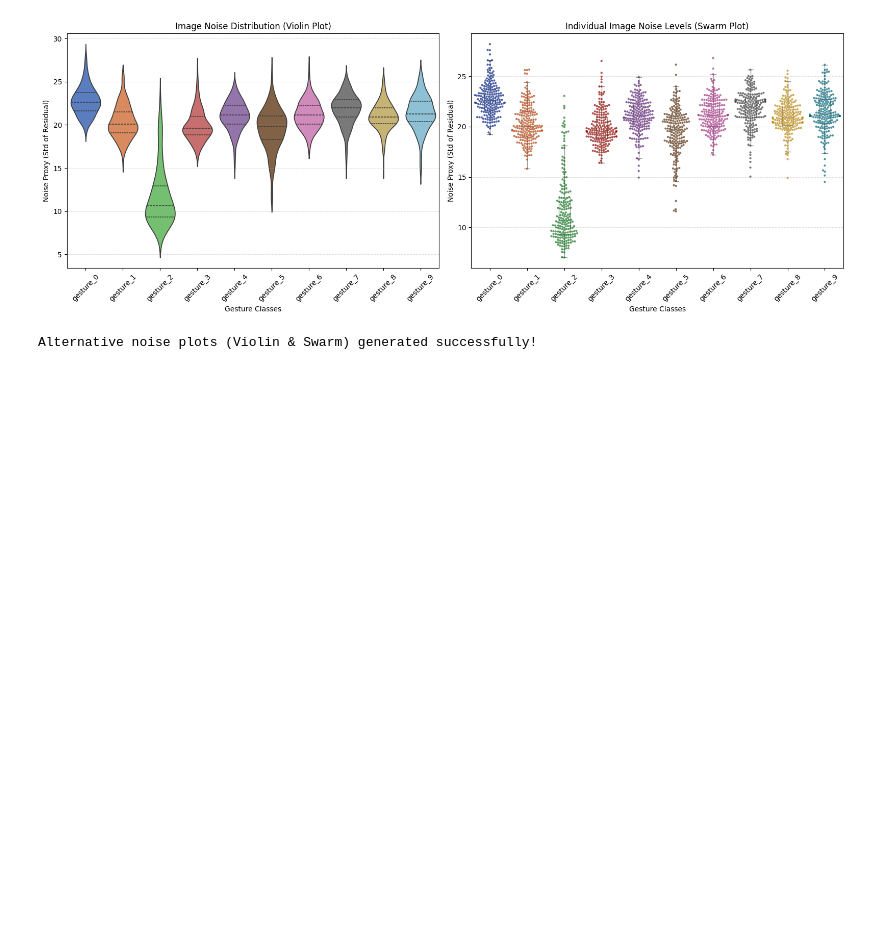
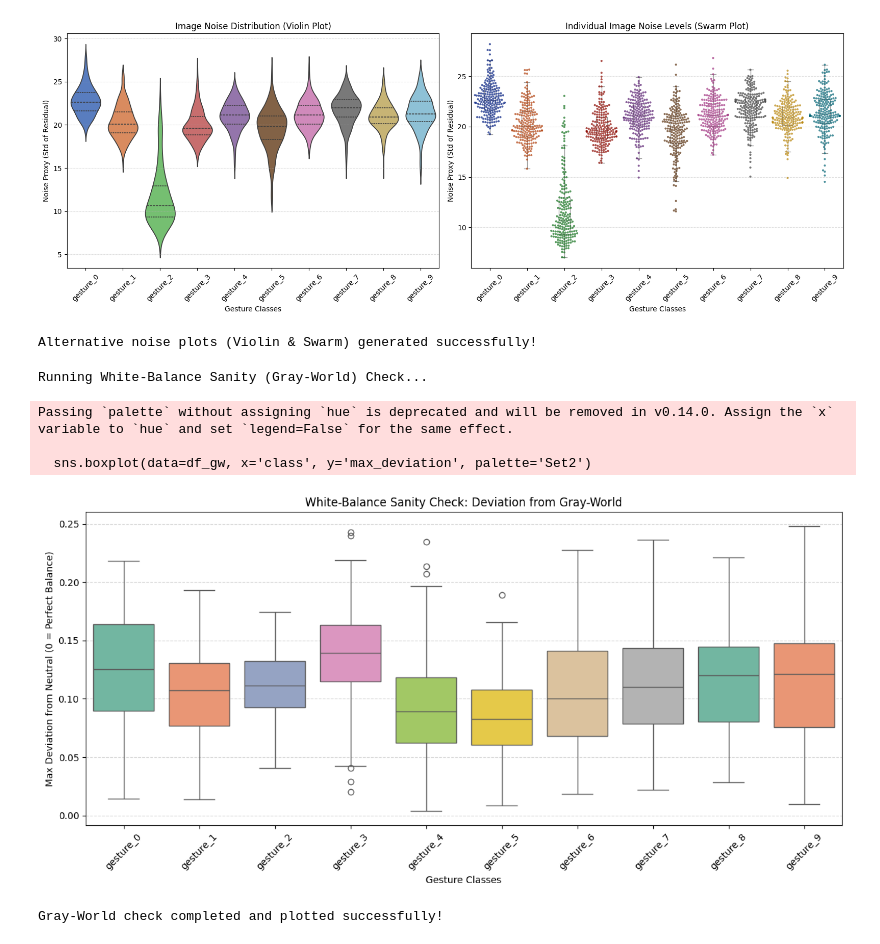
Before and after one commit to M-Jawad01/CSE_475, a Jupyter notebook: project_code/EDA.ipynb, the cells around one changed output. Drawn from its saved outputs; the diff is of its cells as text; code cells hidden in the pictures; blank space fills up the shorter version.

Commit message:
White Balance Sanity Check

```diff
--- a/project_code/EDA.ipynb
+++ b/project_code/EDA.ipynb
@@ -701,3 +703,75 @@ Passing `palette` without assigning `hue` is deprecated and will be removed in v
   sns.swarmplot(data=df_metrics, x='class', y='noise', palette='dark', size=3, alpha=0.7)
 [figure]
 Alternative noise plots (Violin & Swarm) generated successfully!
+# %%
+import cv2
+import os
+import numpy as np
+import pandas as pd
+import matplotlib.pyplot as plt
+import seaborn as sns
+
+dataset_dir = "/kaggle/working/sEMG_Signal_Plots"
+gray_world_data = []
+
+print("Running White-Balance Sanity (Gray-World) Check...")
+
+for class_name in os.listdir(dataset_dir):
+    class_dir = os.path.join(dataset_dir, class_name)
+    if not os.path.isdir(class_dir): continue
+
+    for img_name in os.listdir(class_dir):
+        img_path = os.path.join(class_dir, img_name)
+        img = cv2.imread(img_path)
+
+        if img is not None:
+            # Convert BGR to RGB
+            img_rgb = cv2.cvtColor(img, cv2.COLOR_BGR2RGB)
+
+            # Calculate means for R, G, B channels
+            mean_r = np.mean(img_rgb[:, :, 0])
+            mean_g = np.mean(img_rgb[:, :, 1])
+            mean_b = np.mean(img_rgb[:, :, 2])
+
+            # Gray World Assumption check:
+            # Calculate the overall average intensity
+            avg_rgb = (mean_r + mean_g + mean_b) / 3.0
+
+            # Calculate how much the colors deviate from the gray-world average
+            dev_r = abs(mean_r - avg_rgb) / avg_rgb
+            dev_g = abs(mean_g - avg_rgb) / avg_rgb
+            dev_b = abs(mean_b - avg_rgb) / avg_rgb
+            max_deviation = max(dev_r, dev_g, dev_b)
+
+            gray_world_data.append({
+                'class': class_name,
+                'max_deviation': max_deviation
+            })
+
+df_gw = pd.DataFrame(gray_world_data)
+# Sort classes numerically for plotting
+df_gw['class_num'] = df_gw['class'].str.extract(r'(\d+)').astype(int)
+df_gw = df_gw.sort_values('class_num')
+
+# --- Plotting the Gray World Deviation ---
+plt.figure(figsize=(12, 6))
+sns.boxplot(data=df_gw, x='class', y='max_deviation', palette='Set2')
+
+plt.title('White-Balance Sanity Check: Deviation from Gray-World')
+plt.xlabel('Gesture Classes')
+plt.ylabel('Max Deviation from Neutral (0 = Perfect Balance)')
+plt.xticks(rotation=45)
+plt.grid(axis='y', linestyle='--', alpha=0.5)
+
+plt.tight_layout()
+plt.savefig('/kaggle/working/Gray_World_Check.png')
+plt.show()
+
+print("Gray-World check completed and plotted successfully!")
+# %% [output]
+Running White-Balance Sanity (Gray-World) Check...
+Passing `palette` without assigning `hue` is deprecated and will be removed in v0.14.0. Assign the `x` variable to `hue` and set `legend=False` for the same effect.
+
+  sns.boxplot(data=df_gw, x='class', y='max_deviation', palette='Set2')
+[figure, added]
+Gray-World check completed and plotted successfully!
```
Also changed, not shown: parts of 6 cells of this notebook.
